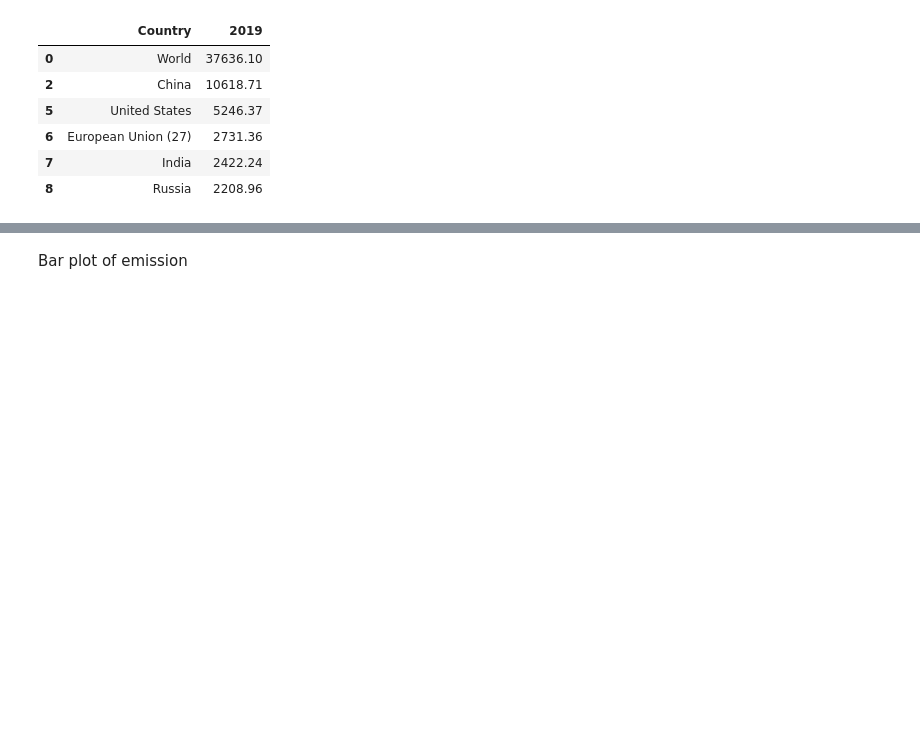
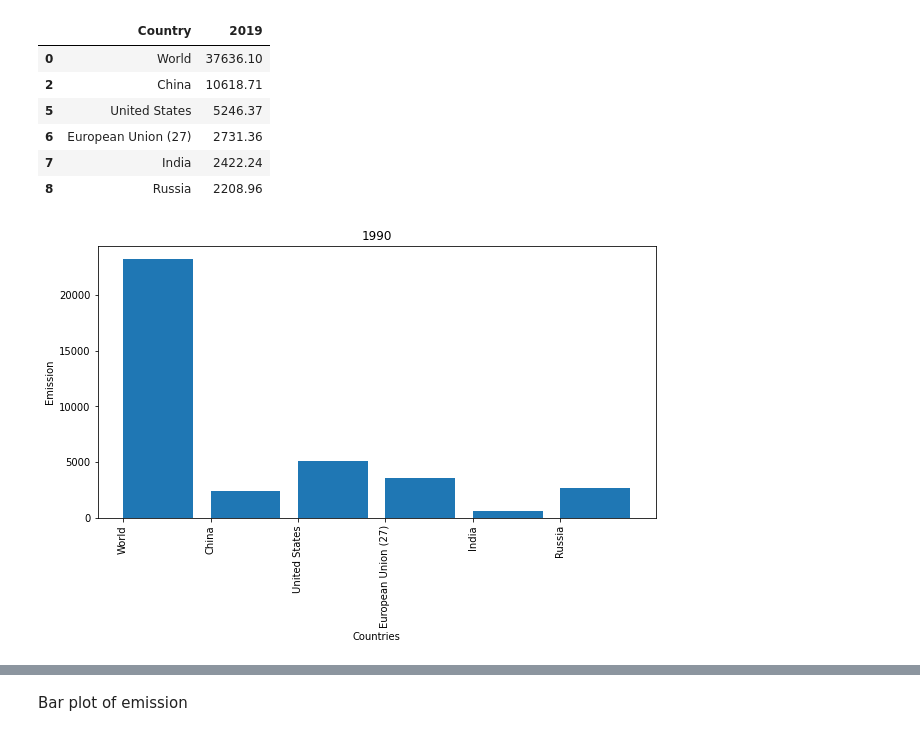
Before and after one commit to KJLumalang/ITBA-3206_Planeteers, a Jupyter notebook: ITBA_3206_Planeteers.ipynb, the cells around one changed output, grey strips where cells are left out. Saved outputs shown, nothing was run; the diff lists cells and outputs as text; code cells hidden in the pictures; blank space fills up the shorter version.

```diff
--- a/ITBA_3206_Planeteers.ipynb
+++ b/ITBA_3206_Planeteers.ipynb
@@ -275,3 +276,17 @@ display(energy_data.loc[0:8,["Country","2019"]], )
 | 6 | European Union (27) | 2731.36 |
 | 7 | India | 2422.24 |
 | 8 | Russia | 2208.96 |
+# %%
+em1 = energy_data.loc[0:8,["Country","1990"]]
+
+x = em1['Country']
+h = em1['1990']
+fig = plt.figure(figsize = (10, 5))
+plt.bar(x, h, align = 'edge' )
+plt.title("1990")
+plt.xlabel("Countries")
+plt.ylabel("Emission")
+plt.xticks(rotation=90)
+plt.show()
+# %% [output]
+[figure, added]
```
Also changed, not shown: parts of 4 cells of this notebook.
